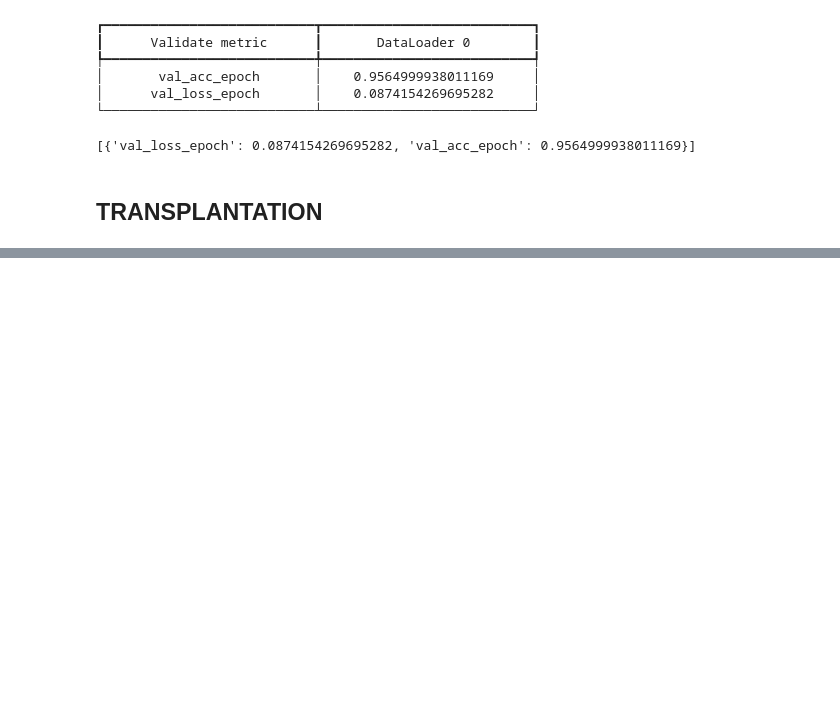
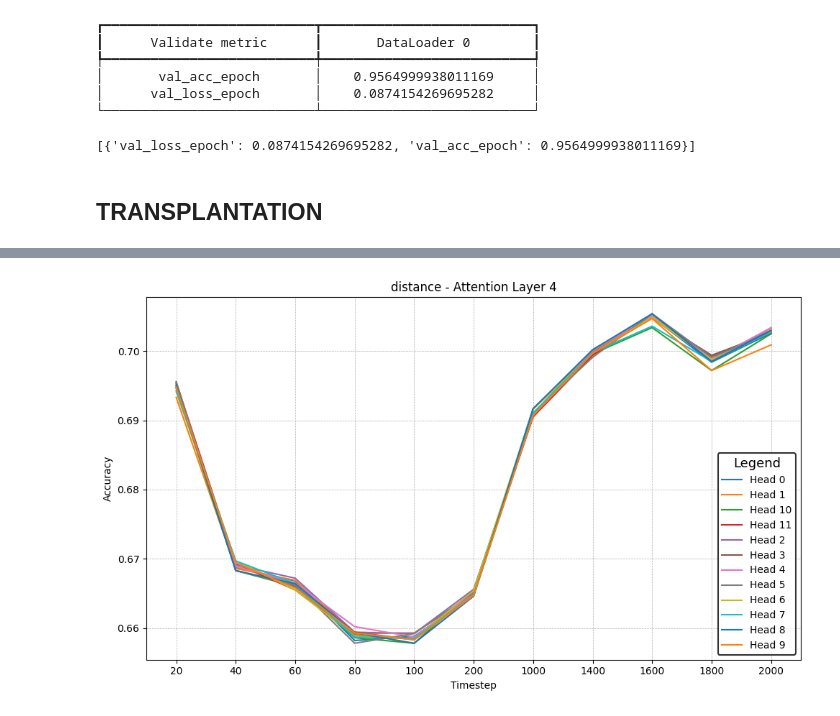
Before and after one commit to surajK610/curriculum_learning, a Jupyter notebook: src/notebooks/toy_model.ipynb, the cells around one changed output, grey strips where cells are left out. Cells and saved outputs as stored; diff of their text form; code cells hidden in the pictures; blank space fills up the shorter version.

```diff
--- a/src/notebooks/toy_model.ipynb
+++ b/src/notebooks/toy_model.ipynb
@@ -662,0 +697,4 @@ def perplexity(model, dataset):
+# %%
+_ = make_line_graph(os.path.join(home, 'outputs/ptb_3/distance/components/DSpr'), 4, 'distance', os.path.join(home, 'figures/head_examples/distance_5_heads.png'))
+# %% [output]
+[figure, added]
```
Also changed, not shown: parts of 26 cells of this notebook, 10 other files.
